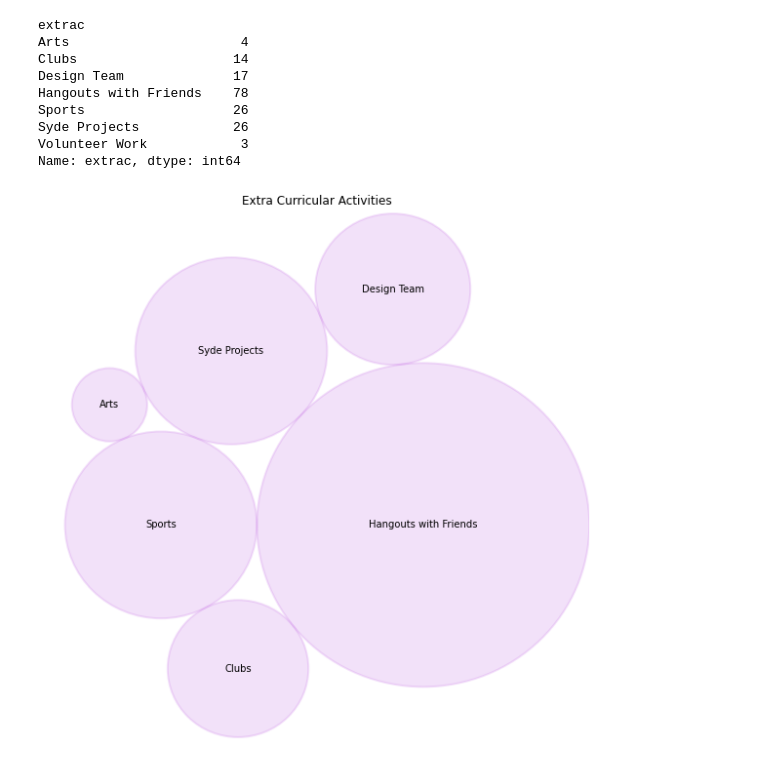
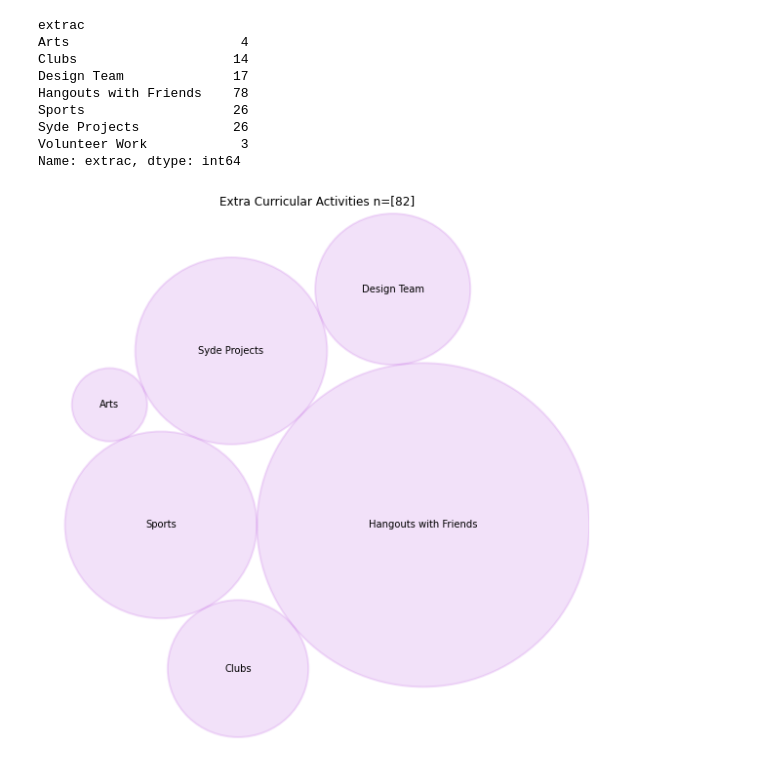
Before and after one commit to SYDE-26/1A-Class-Profile-Data-Analysis, a Jupyter notebook: Lifestyle & Recreation/Arya/Extracurricular.ipynb, the cells around one changed output. Cells and saved outputs as stored; diff of their text form; code cells hidden in the pictures.

```diff
--- a/Lifestyle & Recreation/Arya/Extracurricular.ipynb
+++ b/Lifestyle & Recreation/Arya/Extracurricular.ipynb
@@ -48,36 +48,36 @@ circles = circlify.circlify(
 fig, ax = plt.subplots(figsize=(10,10))
 
 # Title
-ax.set_title('Extra Curricular Activities')
+ax.set_title('Extra Curricular Activities n=[82]')
 
 # Remove axes
 ax.axis('off')
 
 # Find axis boundaries
 lim = max(
     max(
         abs(circle.x) + circle.r,
         abs(circle.y) + circle.r,
     )
     for circle in circles
 )
 plt.xlim(-lim, lim)
 plt.ylim(-lim, lim)
 
 # list of labels
 labels = dfex['Type']
 
 # print circles
 for circle, label in zip(circles, labels):
     x, y, r = circle
     ax.add_patch(plt.Circle((x, y), r, alpha=0.2, linewidth=2, color='#C067E2'))
     plt.annotate(
           label,
           (x,y ) ,
           va='center',
           ha='center'
      )
 # %% [output]
-[figure, old version]
+[figure, new version]
 # %%
 ax.figure.savefig('graphs/Extra_Curricular.png')
```
